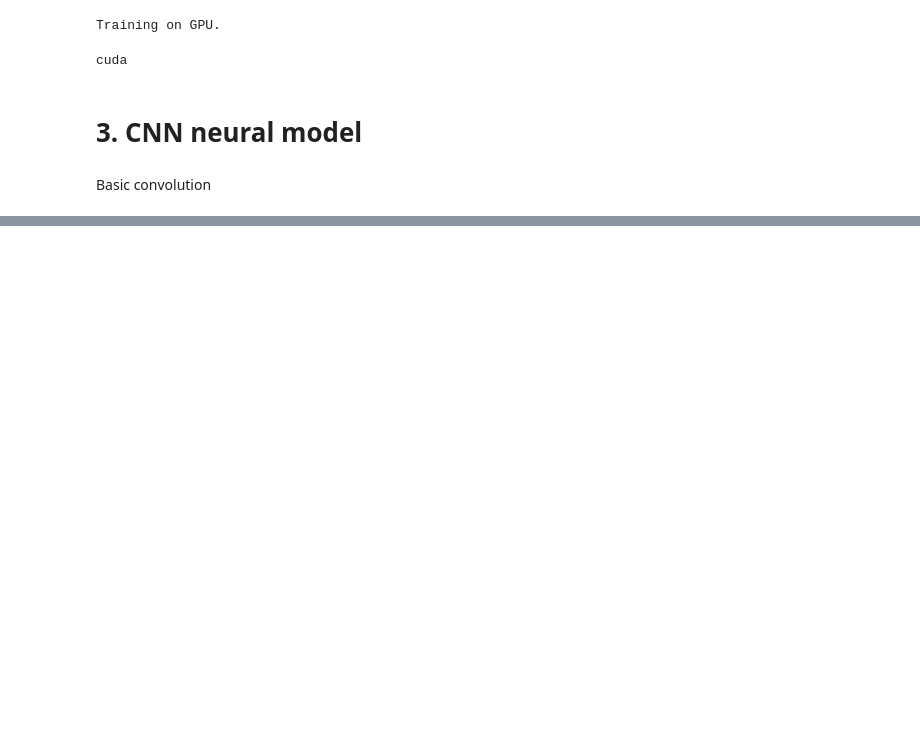
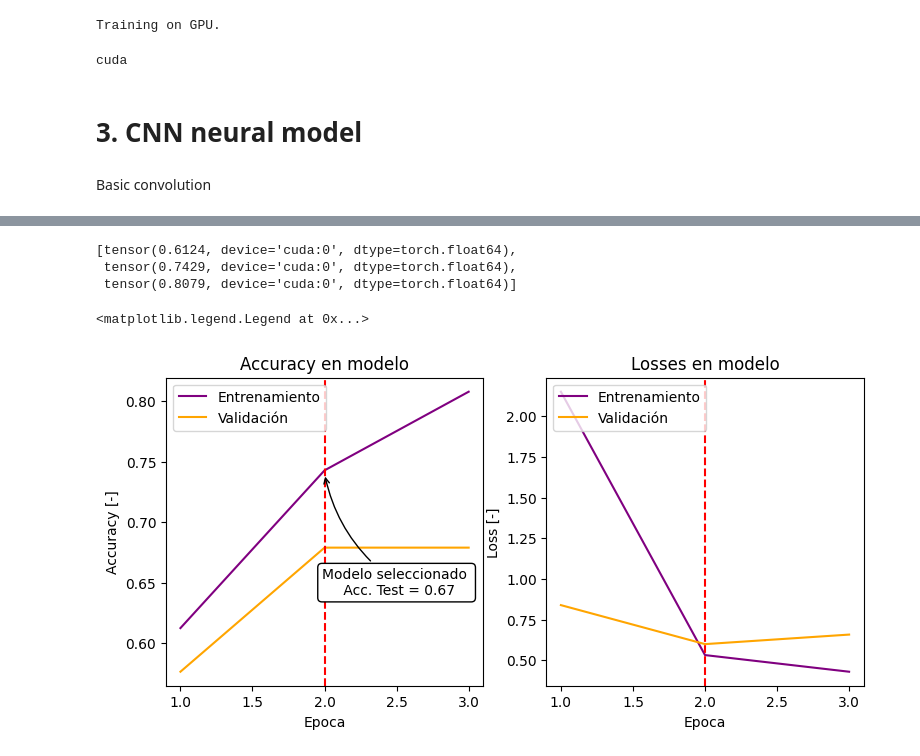
Before and after one commit to hectorjimenez12/CC5205_Proyecto, a Jupyter notebook: Game_ClassificationCNNV2.ipynb, the cells around one changed output, grey strips where cells are left out. Saved outputs shown, nothing was run; the diff lists cells and outputs as text; code cells hidden in the pictures; blank space fills up the shorter version.

```diff
--- a/Game_ClassificationCNNV2.ipynb
+++ b/Game_ClassificationCNNV2.ipynb
@@ -439,7 +436,8 @@ def train_model(model, criterio, optimizer, scheduler, num_epochs = 25):
 
     if epoch_acc_val - epoch_acc_train < - 0.1:
       print('Stop Training')
-      return best_model_wts, trainacc, trainlosses, vallosses, valacc
+      model.load_state_dict(best_model_wts)
+      return model, trainacc, trainlosses, vallosses, valacc
 
     if epoch_acc_val > best_acc:
         best_acc = epoch_acc_val
@@ -476,7 +474,7 @@ def test_model(model,criterio):
     return epoch_acc_test
 # %%
 #test(model)
-modelstate, trainacc, trainlosses, vallosses, valacc = train_model(model,criterio = criterion,optimizer= optimizer, scheduler= exp_lr_scheduler ,num_epochs=5)
+modeltest, trainacc, trainlosses, vallosses, valacc = train_model(model,criterio = criterion,optimizer= optimizer, scheduler= exp_lr_scheduler ,num_epochs=5)
 # %% [output]
 Epoch 0/4
 ----------
@@ -503,0 +496,32 @@ tensor(0.6583, device='cuda:0', dtype=torch.float64)
+# %%
+trainacc, trainlosses, vallosses, valacc
+# %% [output]
+[tensor(0.6124, device='cuda:0', dtype=torch.float64),
+ tensor(0.7429, device='cuda:0', dtype=torch.float64),
+ tensor(0.8079, device='cuda:0', dtype=torch.float64)]
+# %%
+fig, ax = plt.subplots(1,2,figsize=(9,4))
+ax[0].plot(np.array(range(1,len(trainacc)+1)).astype(int),[ float(i.cpu().numpy()) for i in trainacc],color='purple')
+ax[0].plot(np.array(range(1,len(trainacc)+1)).astype(int),[ float(i.cpu().numpy()) for i in valacc],color='orange')
+ax[0].axvline(x = 2, color = 'r', linestyle = '--')
+ax[0].set_title('Accuracy en modelo')
+ax[0].set_ylabel('Accuracy [-]')
+ax[0].set_xlabel('Epoca')
+ax[0].legend(['Entrenamiento', 'Validación'], loc='upper left')
+ax[0].annotate("Modelo seleccionado \n Acc. Test = 0.67",
+            xy=(2, 0.74), xycoords='data',
+            xytext=(2.5, 0.65), textcoords='data',
+            ha="center", va="center",
+            bbox=dict(boxstyle="round", fc="w", ),
+            arrowprops=dict(arrowstyle="->", connectionstyle="arc3,rad=-0.2"))
+
+ax[1].plot(np.array(range(1,len(trainacc)+1)).astype(int), trainlosses ,color='purple')
+ax[1].plot(np.array(range(1,len(trainacc)+1)).astype(int), vallosses ,color='orange')
+ax[1].axvline(x = 2, color = 'r', linestyle = '--')
+ax[1].set_title('Losses en modelo')
+ax[1].set_ylabel('Loss [-]')
+ax[1].set_xlabel('Epoca')
+ax[1].legend(['Entrenamiento', 'Validación'], loc='upper left')
+# %% [output]
+<matplotlib.legend.Legend at 0x...>
+[figure, added]
```
Also changed, not shown: parts of 7 cells of this notebook.
